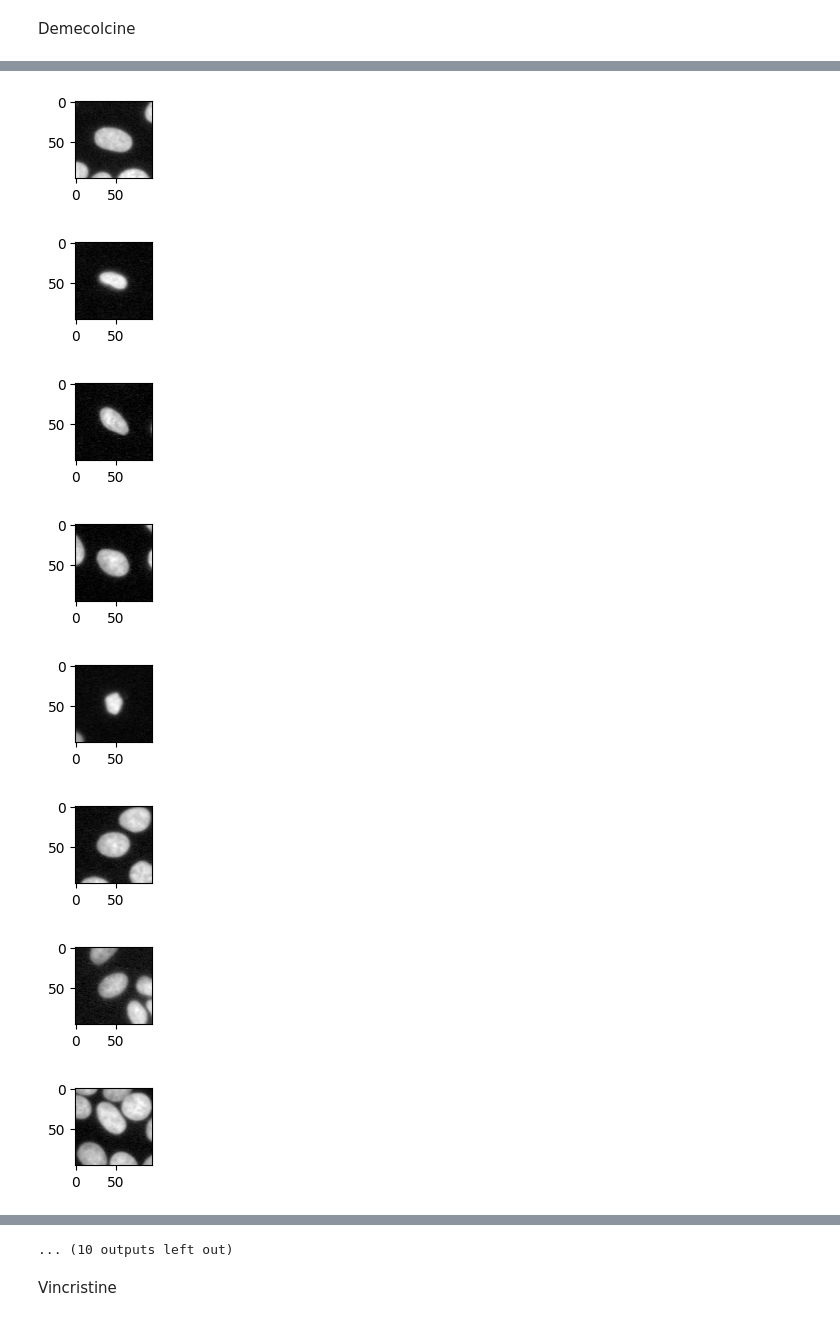
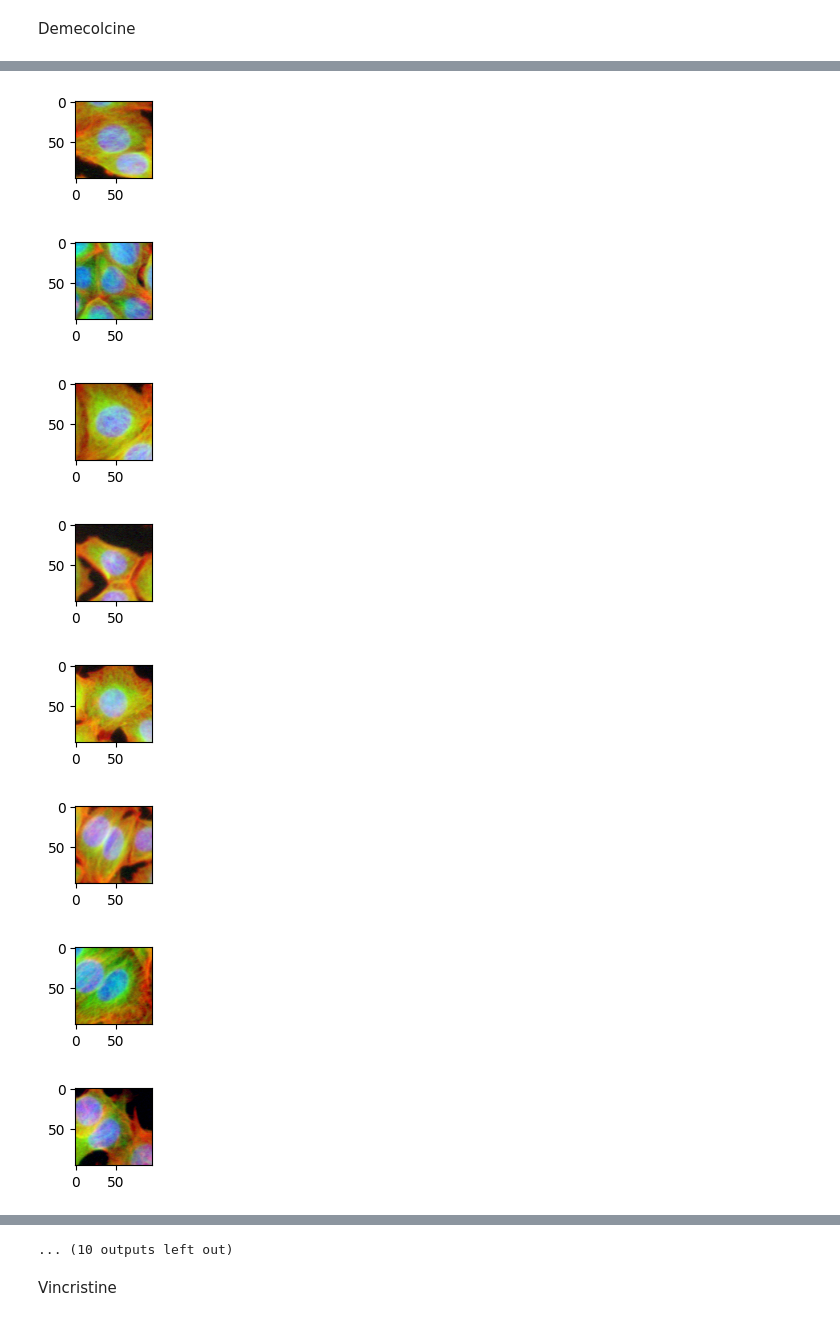
Before and after one commit to theislab/IMPA, a Jupyter notebook: notebooks/cpg0000/corrections_old_paper/strong_weak_drugs.ipynb, the cells around one changed output, grey strips where cells are left out. Drawn from its saved outputs; the diff is of its cells as text; code cells hidden in the pictures.

```diff
--- a/notebooks/cpg0000/corrections_old_paper/strong_weak_drugs.ipynb
+++ b/notebooks/cpg0000/corrections_old_paper/strong_weak_drugs.ipynb
@@ -256,6 +258,6 @@ Demecolcine
 # %%
 controls_demecolcine, transformed_demecolcine = transform_by_id(solver, dataloader, 100, "demecolcine", args)
 # %%
-plot_n_images(controls_demecolcine[:,:,:,2], 10,(1,1))
-plot_n_images(transformed_demecolcine[:,:,:,1], 10,(1,1))
+plot_n_images(controls_demecolcine, 10,(1,1))
+plot_n_images(transformed_demecolcine, 10,(1,1))
 # %% [output]
@@ -263,8 +265,8 @@ plot_n_images(transformed_demecolcine[:,:,:,1], 10,(1,1))
-[figure, old version]
+[figure, new version]
-[figure, old version]
+[figure, new version]
-[figure, old version]
+[figure, new version]
-[figure, old version]
+[figure, new version]
-[figure, old version]
+[figure, new version]
-[figure, old version]
+[figure, new version]
-[figure, old version]
+[figure, new version]
-[figure, old version]
+[figure, new version]
```
Also changed, not shown: parts of 13 cells of this notebook, 15 other files.
